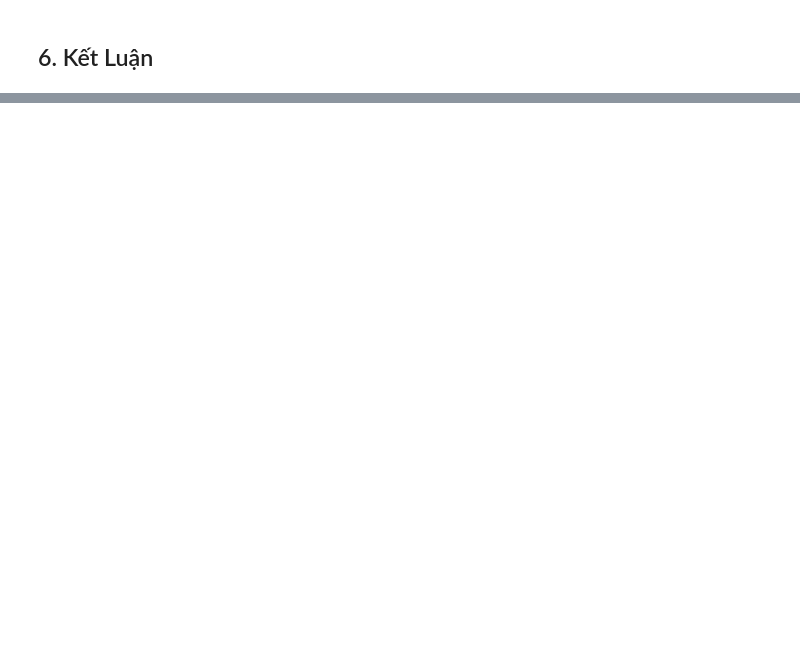
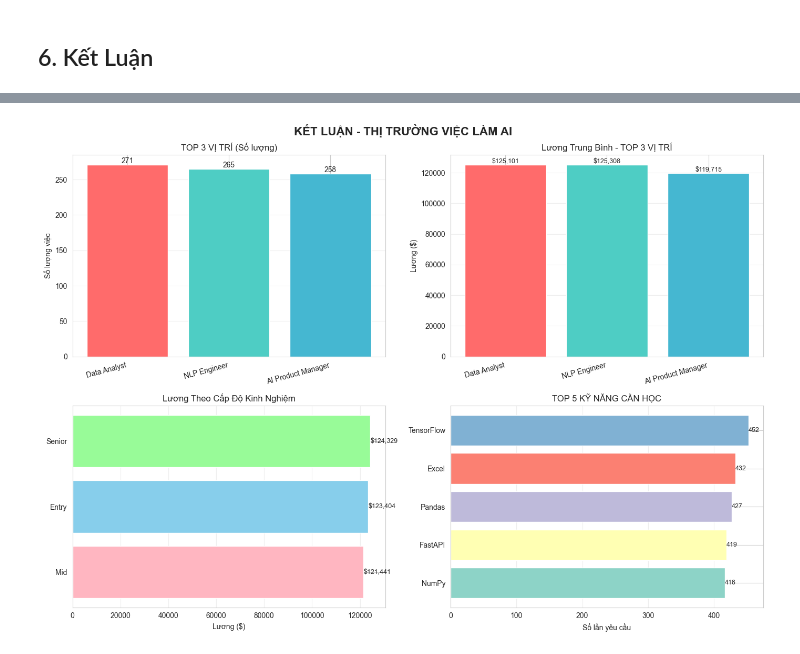
Before and after one commit to Chep-Code-lo/Python, a Jupyter notebook: BTL/AI_Job_Market_Analysis.ipynb, the cells around one changed output, grey strips where cells are left out. Cells and saved outputs as stored; diff of their text form; code cells hidden in the pictures; blank space fills up the shorter version.

```diff
--- a/Data/AI_Job_Market_Analysis.ipynb
+++ b/BTL/AI_Job_Market_Analysis.ipynb
@@ -196,24 +230,88 @@ print("=" * 60)
 print("KẾT LUẬN - THỊ TRƯỜNG VIỆC LÀM AI")
 print("=" * 60)
 
-print("\nTOP VỊ TRÍ:")
-for i, (job, cnt) in enumerate(df['job_title'].value_counts().head(3).items(), 1):
-    sal = df[df['job_title']==job]['salary'].mean()
-    print(f"   {i}. {job}: {cnt} việc, ${sal:,.0f}")
+# Chuẩn bị dữ liệu cho biểu đồ
+fig, axes = plt.subplots(2, 2, figsize=(14, 10))
+fig.suptitle('KẾT LUẬN - THỊ TRƯỜNG VIỆC LÀM AI', fontsize=16, fontweight='bold')
 
-# Top skills
-print(f"\nKỸ NĂNG CẦN HỌC: {', '.join(top_skills.tail(5).index.tolist()[::-1])}")
+# 1. TOP 3 VỊ TRÍ (Số lượng và lương)
+top_jobs_data = df['job_title'].value_counts().head(3)
+ax1 = axes[0, 0]
+colors = ['#FF6B6B', '#4ECDC4', '#45B7D1']
+bars = ax1.bar(range(len(top_jobs_data)), top_jobs_data.values, color=colors)
+ax1.set_xticks(range(len(top_jobs_data)))
+ax1.set_xticklabels(top_jobs_data.index, rotation=15, ha='right')
+ax1.set_ylabel('Số lượng việc')
+ax1.set_title('TOP 3 VỊ TRÍ (Số lượng)')
+ax1.grid(axis='y', alpha=0.3)
+for i, bar in enumerate(bars):
+    height = bar.get_height()
+    ax1.text(bar.get_x() + bar.get_width()/2., height,
+            f'{int(height)}', ha='center', va='bottom')
 
-# Salary insights
-print(f"\nLƯƠNG:")
+# 2. Lương theo vị trí TOP 3
+ax2 = axes[0, 1]
+top_jobs_salary = [df[df['job_title']==job]['salary'].mean() for job in top_jobs_data.index]
+bars = ax2.bar(range(len(top_jobs_data)), top_jobs_salary, color=colors)
+ax2.set_xticks(range(len(top_jobs_data)))
+ax2.set_xticklabels(top_jobs_data.index, rotation=15, ha='right')
+ax2.set_ylabel('Lương ($)')
+ax2.set_title('Lương Trung Bình - TOP 3 VỊ TRÍ')
+ax2.grid(axis='y', alpha=0.3)
+for bar in bars:
+    height = bar.get_height()
+    ax2.text(bar.get_x() + bar.get_width()/2., height,
+            f'${height:,.0f}', ha='center', va='bottom', fontsize=9)
+
+# 3. Lương theo cấp độ kinh nghiệm
+ax3 = axes[1, 0]
+exp_salary = df.groupby('experience_level')['salary'].mean().sort_values()
+colors_exp = ['#FFB6C1', '#87CEEB', '#98FB98', '#FFD700']
+bars = ax3.barh(range(len(exp_salary)), exp_salary.values, color=colors_exp[:len(exp_salary)])
+ax3.set_yticks(range(len(exp_salary)))
+ax3.set_yticklabels(exp_salary.index)
+ax3.set_xlabel('Lương ($)')
+ax3.set_title('Lương Theo Cấp Độ Kinh Nghiệm')
+ax3.grid(axis='x', alpha=0.3)
+for i, bar in enumerate(bars):
+    width = bar.get_width()
+    ax3.text(width, bar.get_y() + bar.get_height()/2.,
+            f'${width:,.0f}', ha='left', va='center', fontsize=9)
+
+# 4. TOP 5 Kỹ năng cần học
+ax4 = axes[1, 1]
+top_skills_plot = top_skills.tail(5)
+colors_skills = plt.cm.Set3(range(len(top_skills_plot)))
+bars = ax4.barh(range(len(top_skills_plot)), top_skills_plot.values, color=colors_skills)
+ax4.set_yticks(range(len(top_skills_plot)))
+ax4.set_yticklabels(top_skills_plot.index)
+ax4.set_xlabel('Số lần yêu cầu')
+ax4.set_title('TOP 5 KỸ NĂNG CẦN HỌC')
+ax4.grid(axis='x', alpha=0.3)
+for bar in bars:
+    width = bar.get_width()
+    ax4.text(width, bar.get_y() + bar.get_height()/2.,
+            f'{int(width)}', ha='left', va='center', fontsize=9)
+
+plt.tight_layout()
+plt.show()
+
+# In thông tin bổ sung
+print("\n" + "="*60)
+print("CHI TIẾT PHÂN TÍCH")
+print("="*60)
+print("\nLƯƠNG:")
 print(f"   Trung bình: ${df['salary'].mean():,.0f}")
-print(f"   Entry → Senior tăng: {(df[df['experience_level']=='Senior']['salary'].mean() / df[df['experience_level']=='Entry']['salary'].mean() - 1)*100:.0f}%")
-
-# Recommendations
-print(f"\nKHUYẾN CÁO:")
-print("   Học Python, SQL, Machine Learning")
-print("   Nhắm ngành Tech/Finance (lương cao)")
-print("   Phát triển lên Senior (+30% lương)")
+entry_sal = df[df['experience_level']=='Entry']['salary'].mean()
+senior_sal = df[df['experience_level']=='Senior']['salary'].mean()
+if entry_sal > 0:
+    increase = (senior_sal / entry_sal - 1) * 100
+    print(f"   Entry → Senior tăng: {increase:.0f}%")
+print(f"\nKỸ NĂNG HÀNG ĐẦU: {', '.join(top_skills.tail(5).index.tolist()[::-1])}")
+print("\nKHUYẾN CÁO:")
+print("   • Học Python, SQL, Machine Learning")
+print("   • Nhắm ngành Tech/Finance (lương cao)")
+print("   • Phát triển lên Senior (+30% lương)")
 print("=" * 60)
 # %% [output]
 ============================================================
@@ -238,0 +320 @@ KHUYẾN CÁO:
+[figure, added]
```
Also changed, not shown: parts of 3 cells of this notebook, 3 other files.
